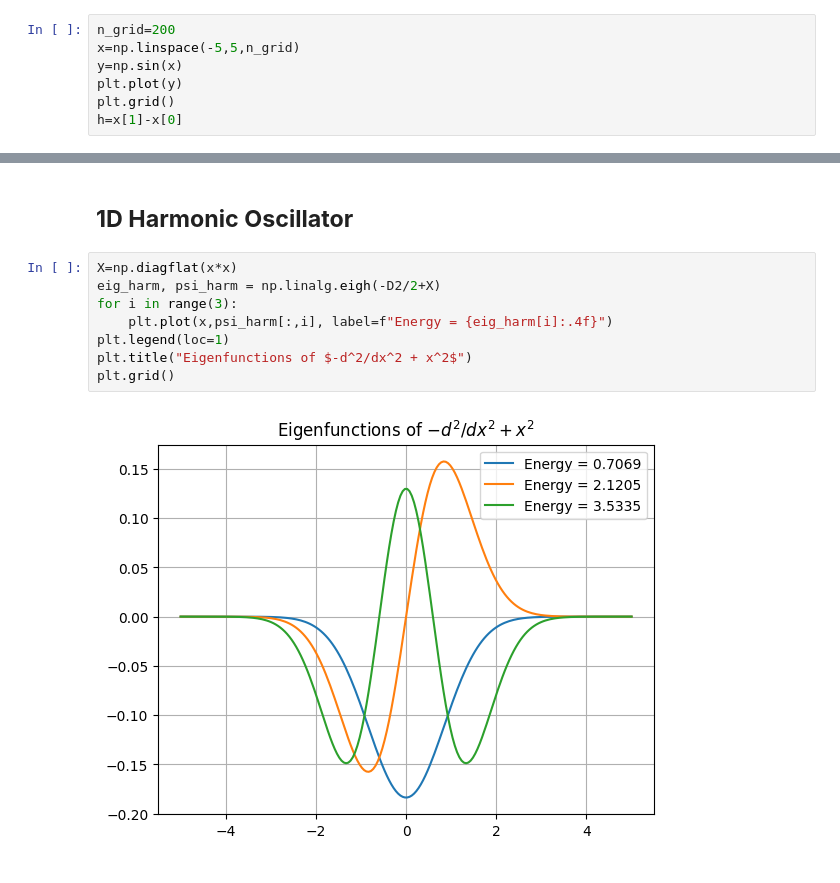
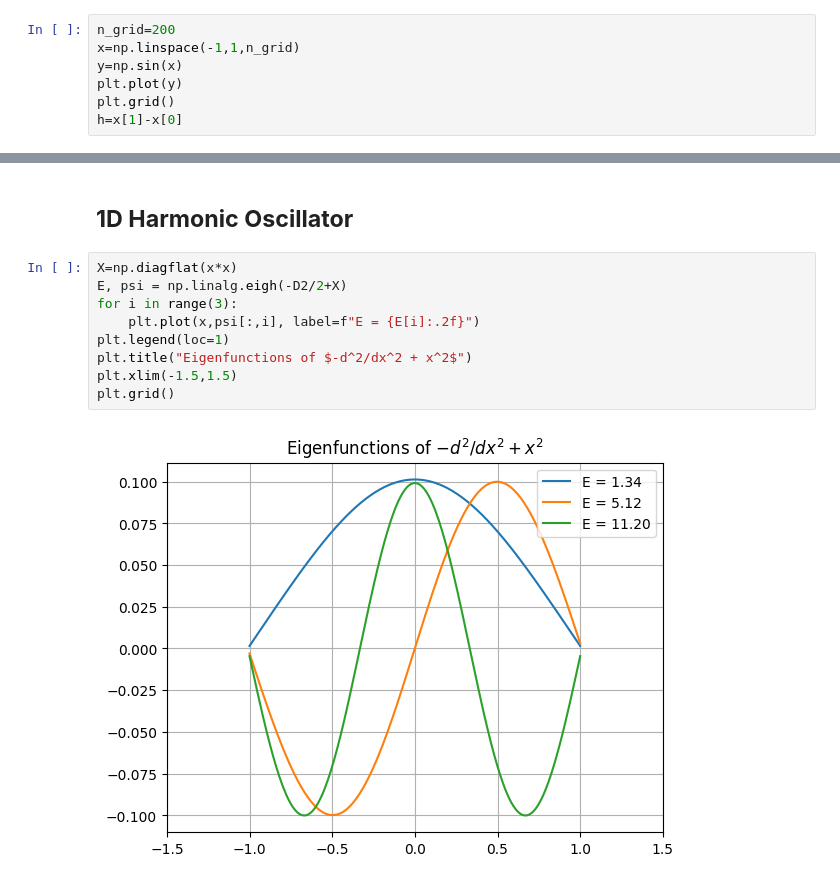
Before and after one commit to ananthapadmanabhan18/P452_Computational_Physics, a Jupyter notebook: Term_Project/Term_project.ipynb, the cells around one changed output, grey strips where cells are left out. Saved outputs shown, nothing was run; the diff lists cells and outputs as text.

```diff
--- a/Term_Project/Term_project.ipynb
+++ b/Term_Project/Term_project.ipynb
@@ -8,7 +8,7 @@ import matplotlib.pyplot as plt
 import seaborn as sns
 # %%
 n_grid=200
-x=np.linspace(-5,5,n_grid)
+x=np.linspace(-1,1,n_grid)
 y=np.sin(x)
 plt.plot(y)
 plt.grid()
@@ -35,11 +35,12 @@ plt.legend()
 ## __1D Harmonic Oscillator__
 # %%
 X=np.diagflat(x*x)
-eig_harm, psi_harm = np.linalg.eigh(-D2/2+X)
+E, psi = np.linalg.eigh(-D2/2+X)
 for i in range(3):
-    plt.plot(x,psi_harm[:,i], label=f"Energy = {eig_harm[i]:.4f}")
+    plt.plot(x,psi[:,i], label=f"E = {E[i]:.2f}")
 plt.legend(loc=1)
 plt.title("Eigenfunctions of $-d^2/dx^2 + x^2$")
+plt.xlim(-1.5,1.5)
 plt.grid()
 # %% [output]
-[figure, old version]
+[figure, new version]
```
Also changed, not shown: parts of 2 cells of this notebook.
